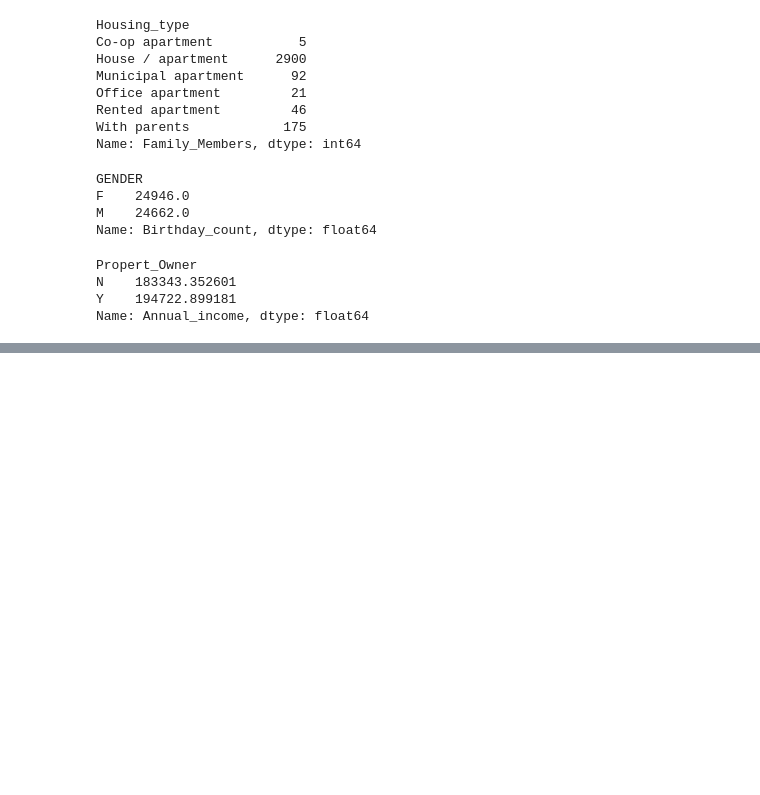
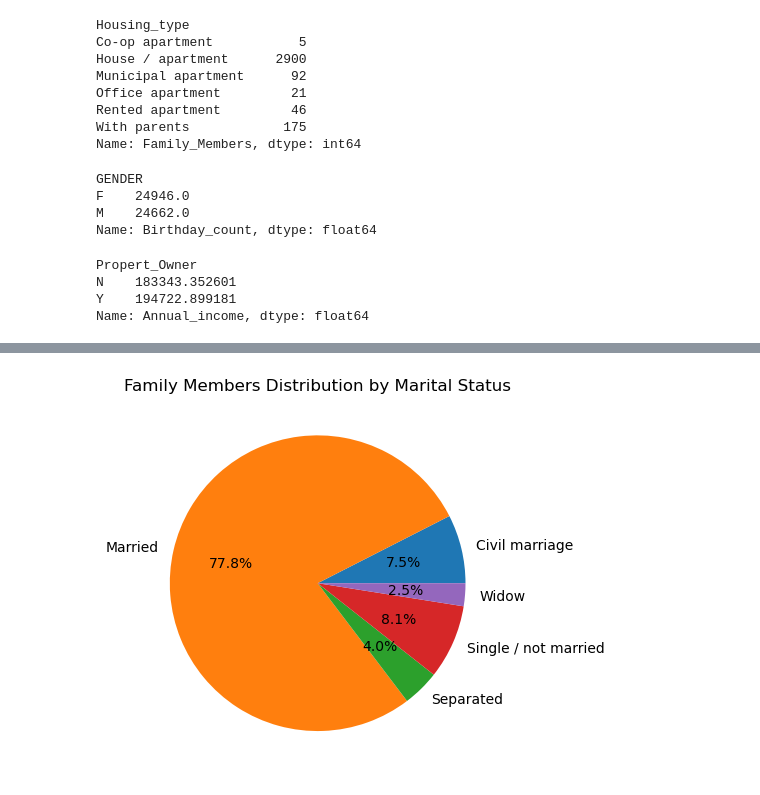
Before and after one commit to donaji99/port-credit-card-fraud-detection, a Jupyter notebook: credit_aprobal.ipynb, the cells around one changed output, grey strips where cells are left out. Drawn from its saved outputs; the diff is of its cells as text; code cells hidden in the pictures; blank space fills up the shorter version.

```diff
--- a/credit_aprobal.ipynb
+++ b/credit_aprobal.ipynb
@@ -278,0 +320,7 @@ Name: Annual_income, dtype: float64
+# %%
+data.groupby("Marital_status")["Family_Members"].sum().plot(kind="pie", autopct="%1.1f%%")
+plt.title("Family Members Distribution by Marital Status") # Corrected title
+plt.ylabel("")
+plt.show()
+# %% [output]
+[figure, added]
```
Also changed, not shown: parts of 9 cells of this notebook.
